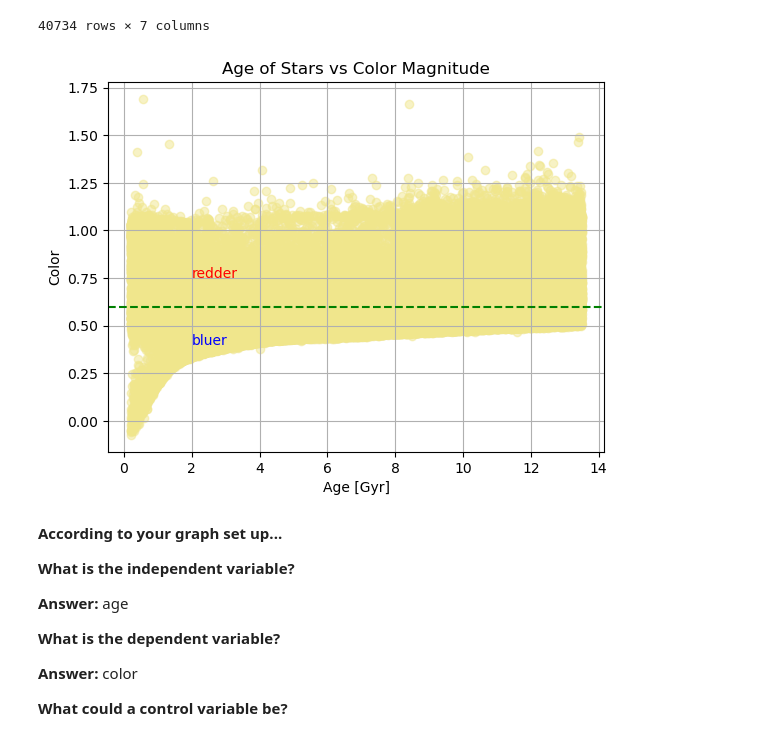
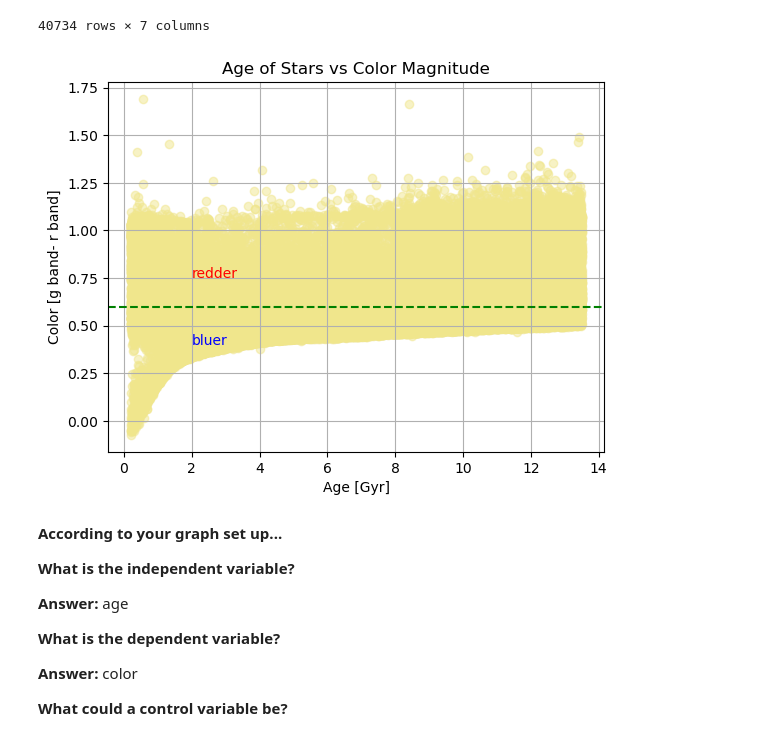
Before and after one commit to gflorencia13/CFR-2025, a Jupyter notebook: Astro/Blank/2 - Stars Pt3.ipynb, the cells around one changed output. Drawn from its saved outputs; the diff is of its cells as text; code cells hidden in the pictures.

```diff
--- a/Astro/Blank/2 - Stars Pt3.ipynb
+++ b/Astro/Blank/2 - Stars Pt3.ipynb
@@ -213,17 +213,17 @@ data
 # %%
 # 1) color vs age scatter plot with redder and bluer labels at the division you used above
 
 plt.scatter(a, color_magnitude, color='khaki', alpha=0.5)
 plt.title("Age of Stars vs Color Magnitude" )
 plt.xlabel('Age [Gyr]')
-plt.ylabel('Color')
+plt.ylabel('Color [g band- r band]')
 # Add text
 plt.axhline(0.6, color='green', ls='--') # axis horizontal line
 plt.text(2, 0.4, 'bluer', color='blue')
 plt.text(2, 0.75, 'redder', color='red')
 plt.grid()
 # %% [output]
-[figure, old version]
+[figure, new version]
 # %% [markdown]
 **According to your graph set up...**
 
```
Also changed, not shown: parts of 2 cells of this notebook, 1 other file.
